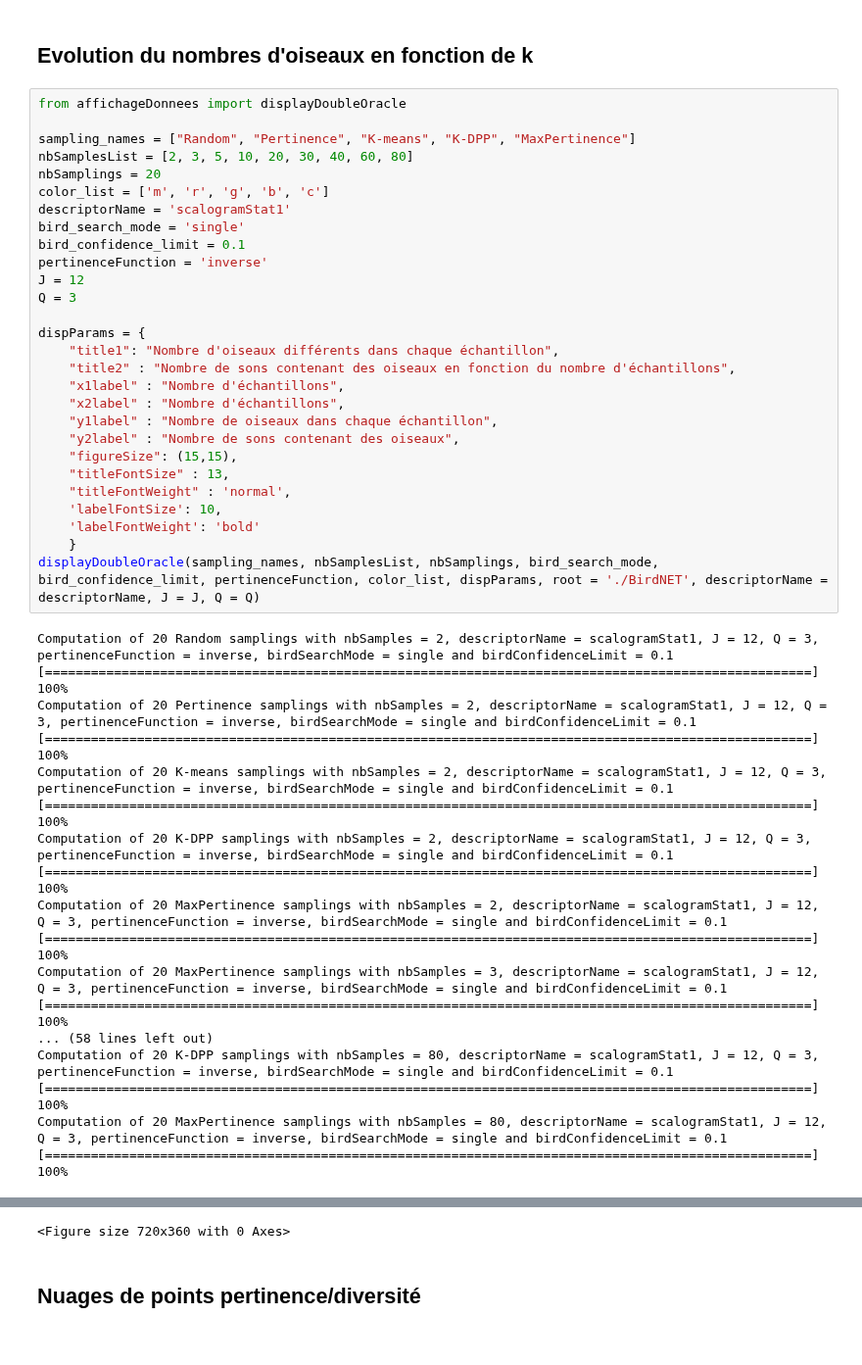
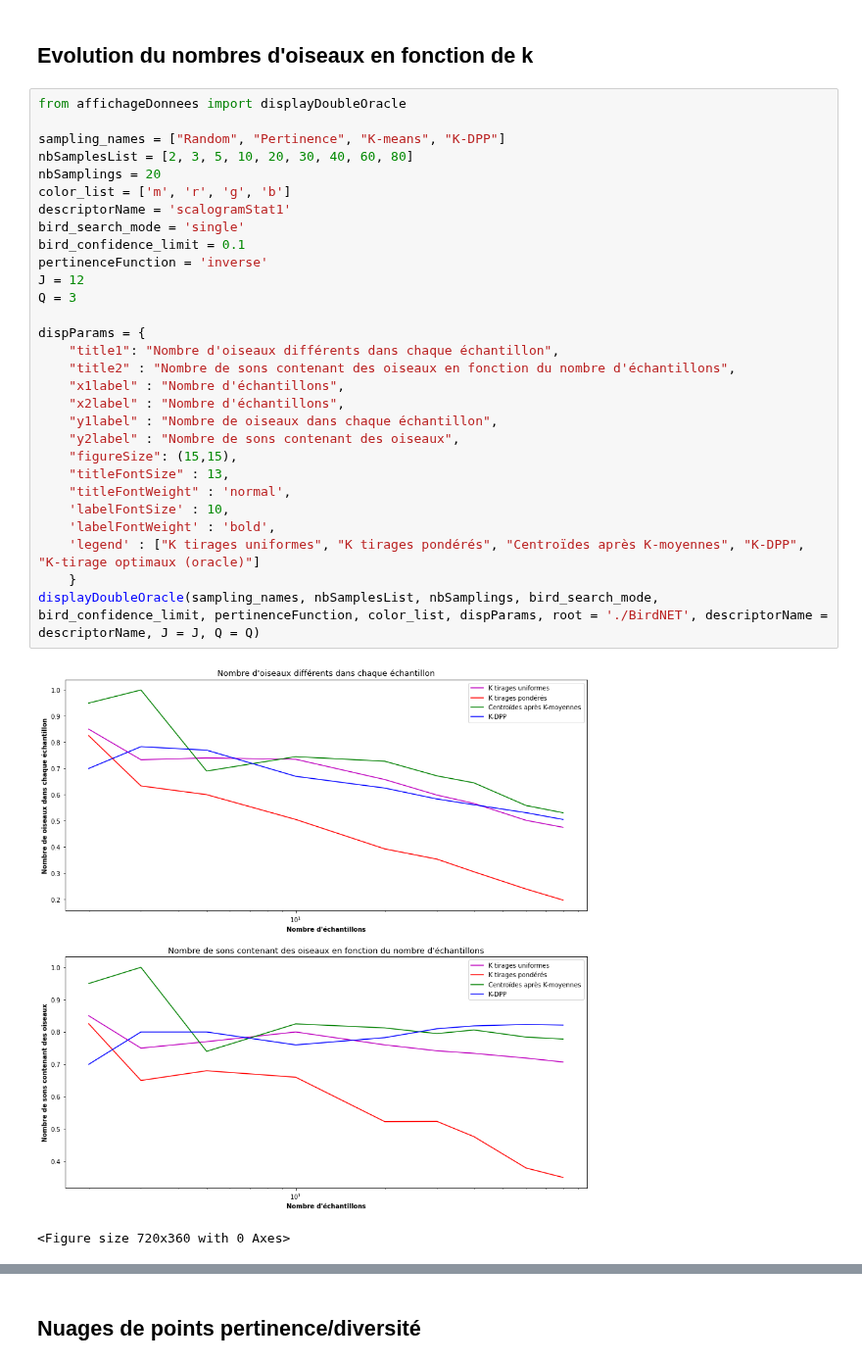
Before and after one commit to outidrarine/Detpop, a Jupyter notebook: FiguresPapier.ipynb, the cells around one changed output, grey strips where cells are left out. Shown at 98% size. Drawn from its saved outputs; the diff is of its cells as text.

Commit message:
Changement sur les courbes oracles et création de fichiers pour Vincent

```diff
--- a/FiguresPapier.ipynb
+++ b/FiguresPapier.ipynb
@@ -34,46 +34,32 @@ displaySamplingsSpectrogram(nbSamples, samplingNames, samplingFunctions, height,
 # %%
 from affichageDonnees import displayDoubleOracle
 
-sampling_names = ["Random", "Pertinence", "K-means", "K-DPP", "MaxPertinence"]
+sampling_names = ["Random", "Pertinence", "K-means", "K-DPP"]
 nbSamplesList = [2, 3, 5, 10, 20, 30, 40, 60, 80]
 nbSamplings = 20
-color_list = ['m', 'r', 'g', 'b', 'c']
+color_list = ['m', 'r', 'g', 'b']
 descriptorName = 'scalogramStat1'
 bird_search_mode = 'single'
 bird_confidence_limit = 0.1
 pertinenceFunction = 'inverse'
 J = 12
 Q = 3
 
 dispParams = {
     "title1": "Nombre d'oiseaux différents dans chaque échantillon",
     "title2" : "Nombre de sons contenant des oiseaux en fonction du nombre d'échantillons",
     "x1label" : "Nombre d'échantillons",
     "x2label" : "Nombre d'échantillons",
     "y1label" : "Nombre de oiseaux dans chaque échantillon",
     "y2label" : "Nombre de sons contenant des oiseaux",
     "figureSize": (15,15),
     "titleFontSize" : 13,
     "titleFontWeight" : 'normal',
-    'labelFontSize': 10,
-    'labelFontWeight': 'bold'
+    'labelFontSize' : 10,
+    'labelFontWeight' : 'bold',
+    'legend' : ["K tirages uniformes", "K tirages pondérés", "Centroïdes après K-moyennes", "K-DPP", "K-tirage optimaux (oracle)"]
     }
 displayDoubleOracle(sampling_names, nbSamplesList, nbSamplings, bird_search_mode, bird_confidence_limit, pertinenceFunction, color_list, dispParams, root = './BirdNET', descriptorName = descriptorName, J = J, Q = Q)
 # %% [output]
+[figure, new version]
-Computation of 20 Random samplings with nbSamples = 2, descriptorName = scalogramStat1, J = 12, Q = 3, pertinenceFunction = inverse, birdSearchMode = single and birdConfidenceLimit = 0.1
-[====================================================================================================] 100%
-Computation of 20 Pertinence samplings with nbSamples = 2, descriptorName = scalogramStat1, J = 12, Q = 3, pertinenceFunction = inverse, birdSearchMode = single and birdConfidenceLimit = 0.1
-[====================================================================================================] 100%
-Computation of 20 K-means samplings with nbSamples = 2, descriptorName = scalogramStat1, J = 12, Q = 3, pertinenceFunction = inverse, birdSearchMode = single and birdConfidenceLimit = 0.1
-[====================================================================================================] 100%
-Computation of 20 K-DPP samplings with nbSamples = 2, descriptorName = scalogramStat1, J = 12, Q = 3, pertinenceFunction = inverse, birdSearchMode = single and birdConfidenceLimit = 0.1
-[====================================================================================================] 100%
-Computation of 20 MaxPertinence samplings with nbSamples = 2, descriptorName = scalogramStat1, J = 12, Q = 3, pertinenceFunction = inverse, birdSearchMode = single and birdConfidenceLimit = 0.1
-[====================================================================================================] 100%
-Computation of 20 MaxPertinence samplings with nbSamples = 3, descriptorName = scalogramStat1, J = 12, Q = 3, pertinenceFunction = inverse, birdSearchMode = single and birdConfidenceLimit = 0.1
-[====================================================================================================] 100%
-... (58 lines left out)
-Computation of 20 K-DPP samplings with nbSamples = 80, descriptorName = scalogramStat1, J = 12, Q = 3, pertinenceFunction = inverse, birdSearchMode = single and birdConfidenceLimit = 0.1
-[====================================================================================================] 100%
-Computation of 20 MaxPertinence samplings with nbSamples = 80, descriptorName = scalogramStat1, J = 12, Q = 3, pertinenceFunction = inverse, birdSearchMode = single and birdConfidenceLimit = 0.1
-[====================================================================================================] 100%
+<Figure size 720x360 with 0 Axes>
@@ -81,4 +66,3 @@ Computation of 20 MaxPertinence samplings with nbSamples = 80, descriptorName =
-<Figure size 720x360 with 0 Axes>
 # %% [markdown]
 ## Nuages de points pertinence/diversité
 # %%
```
Also changed, not shown: parts of 1 cell of this notebook, 3 other files.
